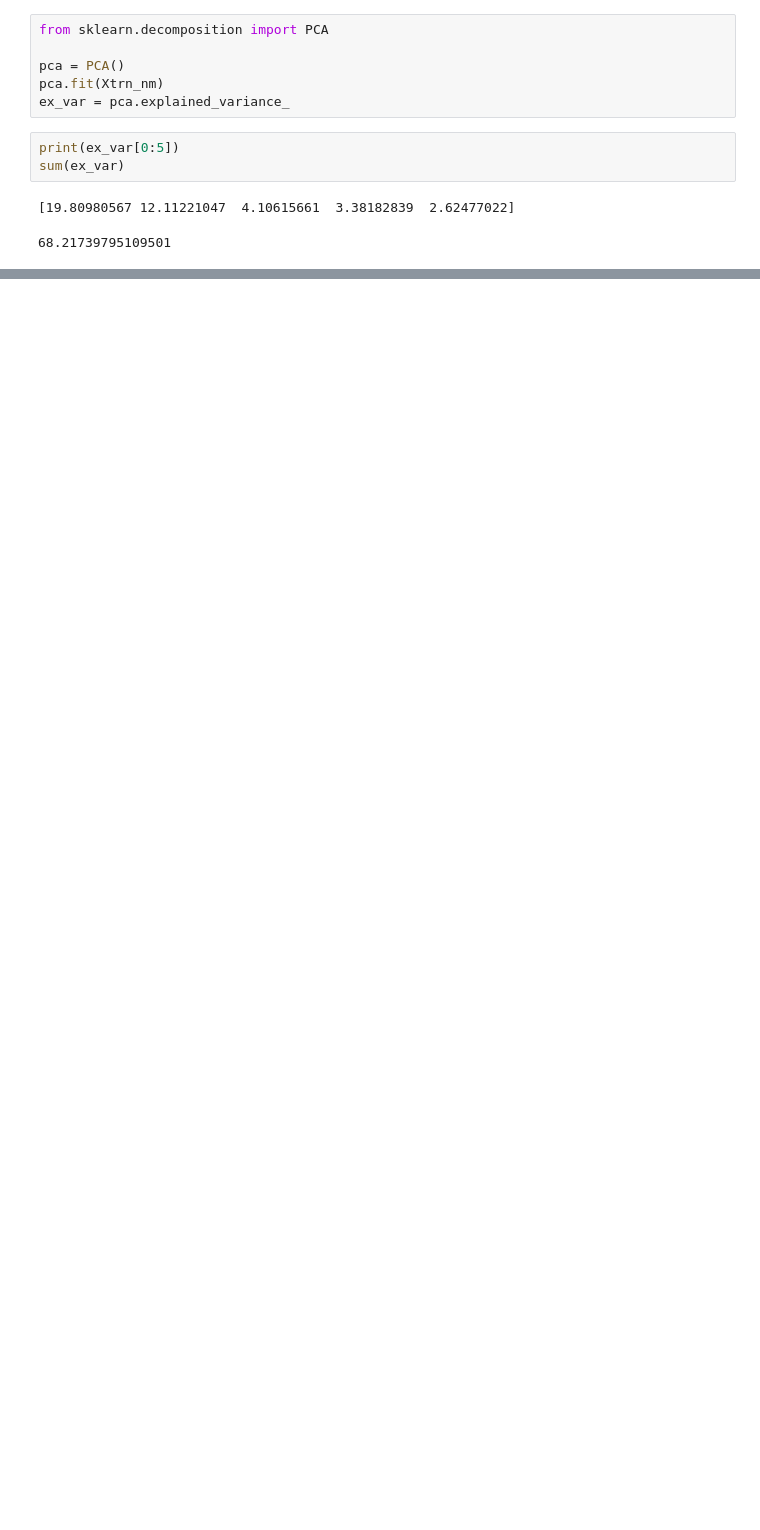
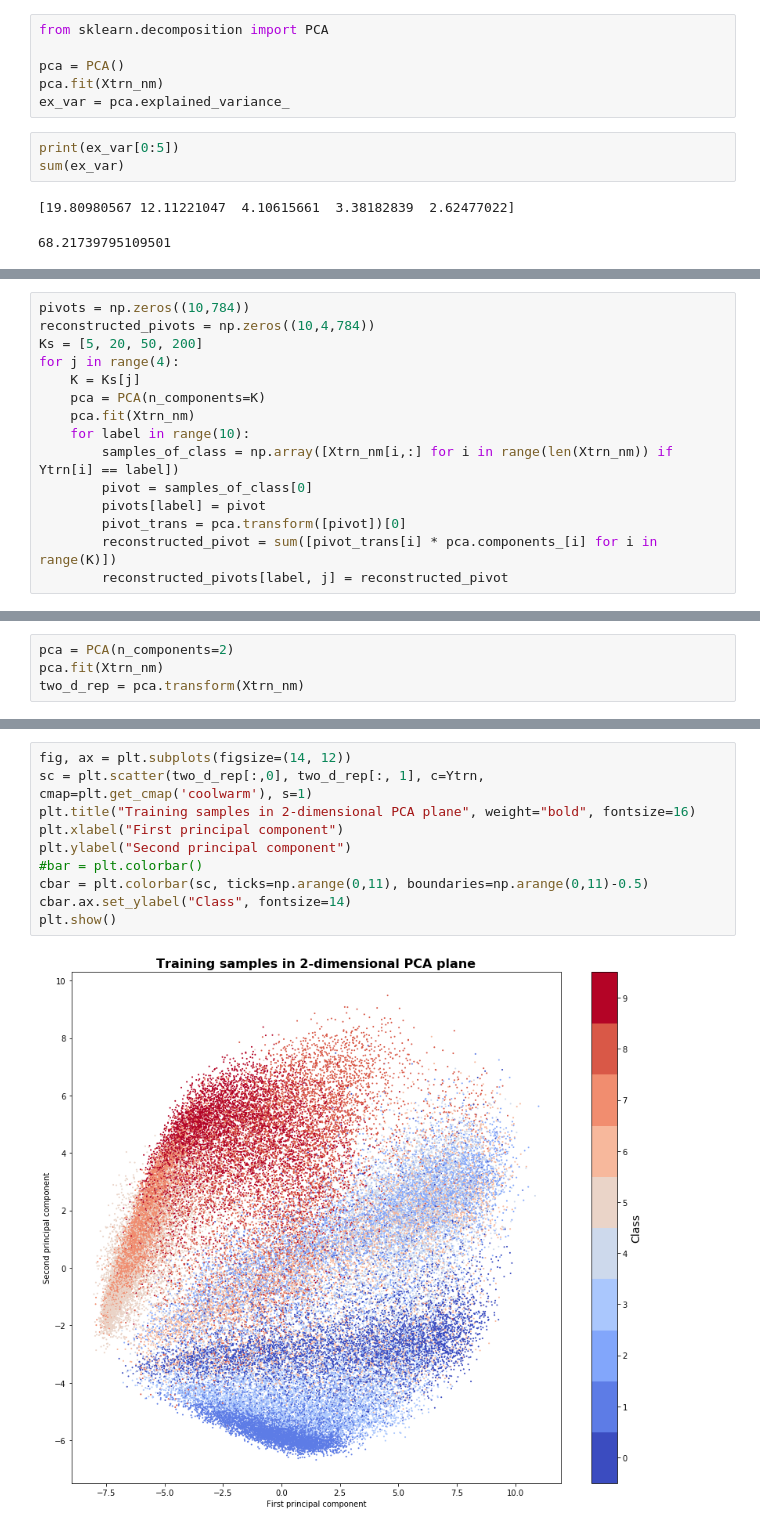
Before and after one commit to larswe/introductory-applied-machine-learning, a Jupyter notebook: Coursework 2/templates/Untitled.ipynb, the cells around one changed output, grey strips where cells are left out. Saved outputs shown, nothing was run; the diff lists cells and outputs as text; blank space fills up the shorter version.

```diff
--- a/Coursework 2/templates/Untitled.ipynb
+++ b/Coursework 2/templates/Untitled.ipynb
@@ -114,0 +166,15 @@ plt.show()
+# %%
+pivots = np.zeros((10,784))
+reconstructed_pivots = np.zeros((10,4,784))
+Ks = [5, 20, 50, 200]
+for j in range(4):
+    K = Ks[j]
+    pca = PCA(n_components=K)
+    pca.fit(Xtrn_nm)
+    for label in range(10):
+        samples_of_class = np.array([Xtrn_nm[i,:] for i in range(len(Xtrn_nm)) if Ytrn[i] == label])
+        pivot = samples_of_class[0]
+        pivots[label] = pivot
+        pivot_trans = pca.transform([pivot])[0]
+        reconstructed_pivot = sum([pivot_trans[i] * pca.components_[i] for i in range(K)])
+        reconstructed_pivots[label, j] = reconstructed_pivot
@@ -114,0 +246,4 @@ plt.show()
+# %%
+pca = PCA(n_components=2)
+pca.fit(Xtrn_nm)
+two_d_rep = pca.transform(Xtrn_nm)
@@ -114,0 +254,12 @@ plt.show()
+# %%
+fig, ax = plt.subplots(figsize=(14, 12))
+sc = plt.scatter(two_d_rep[:,0], two_d_rep[:, 1], c=Ytrn, cmap=plt.get_cmap('coolwarm'), s=1)
+plt.title("Training samples in 2-dimensional PCA plane", weight="bold", fontsize=16)
+plt.xlabel("First principal component")
+plt.ylabel("Second principal component")
+#bar = plt.colorbar()
+cbar = plt.colorbar(sc, ticks=np.arange(0,11), boundaries=np.arange(0,11)-0.5)
+cbar.ax.set_ylabel("Class", fontsize=14)
+plt.show()
+# %% [output]
+[figure, added]
```
Also changed, not shown: parts of 10 cells of this notebook, 5 other files.
